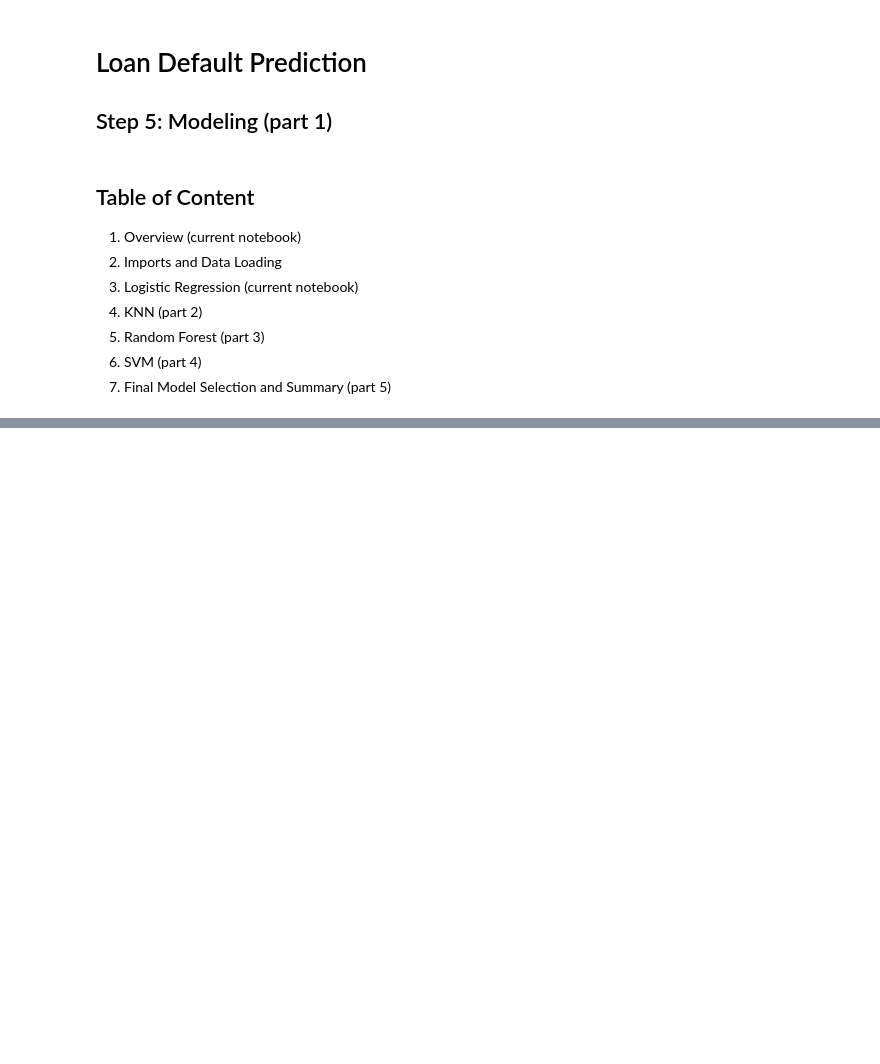
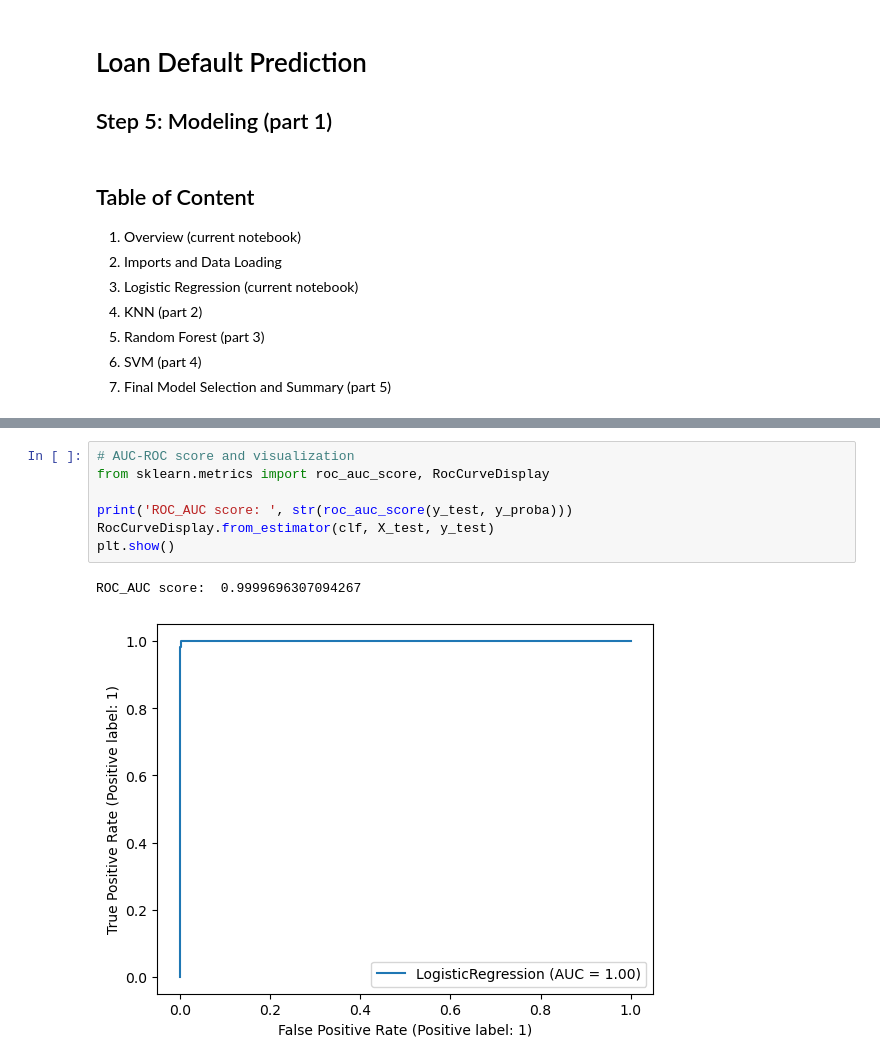
Before and after one commit to hao-udoin/loan_default_prediction_repo, a Jupyter notebook: notebooks/5 Modeling (Part 1).ipynb, the cells around one changed output, grey strips where cells are left out. Saved outputs shown, nothing was run; the diff lists cells and outputs as text; blank space fills up the shorter version.

```diff
--- a/notebooks/5 Modeling (Part 1).ipynb
+++ b/notebooks/5 Modeling (Part 1).ipynb
@@ -30,0 +110,10 @@ Each set of parameters will be tested using k-fold cross-validations. Furthermor
+# %%
+# AUC-ROC score and visualization
+from sklearn.metrics import roc_auc_score, RocCurveDisplay
+
+print('ROC_AUC score: ', str(roc_auc_score(y_test, y_proba)))
+RocCurveDisplay.from_estimator(clf, X_test, y_test)
+plt.show()
+# %% [output]
+ROC_AUC score:  0.9999696307094267
+[figure, added]
```
Also changed, not shown: parts of 14 cells of this notebook.
